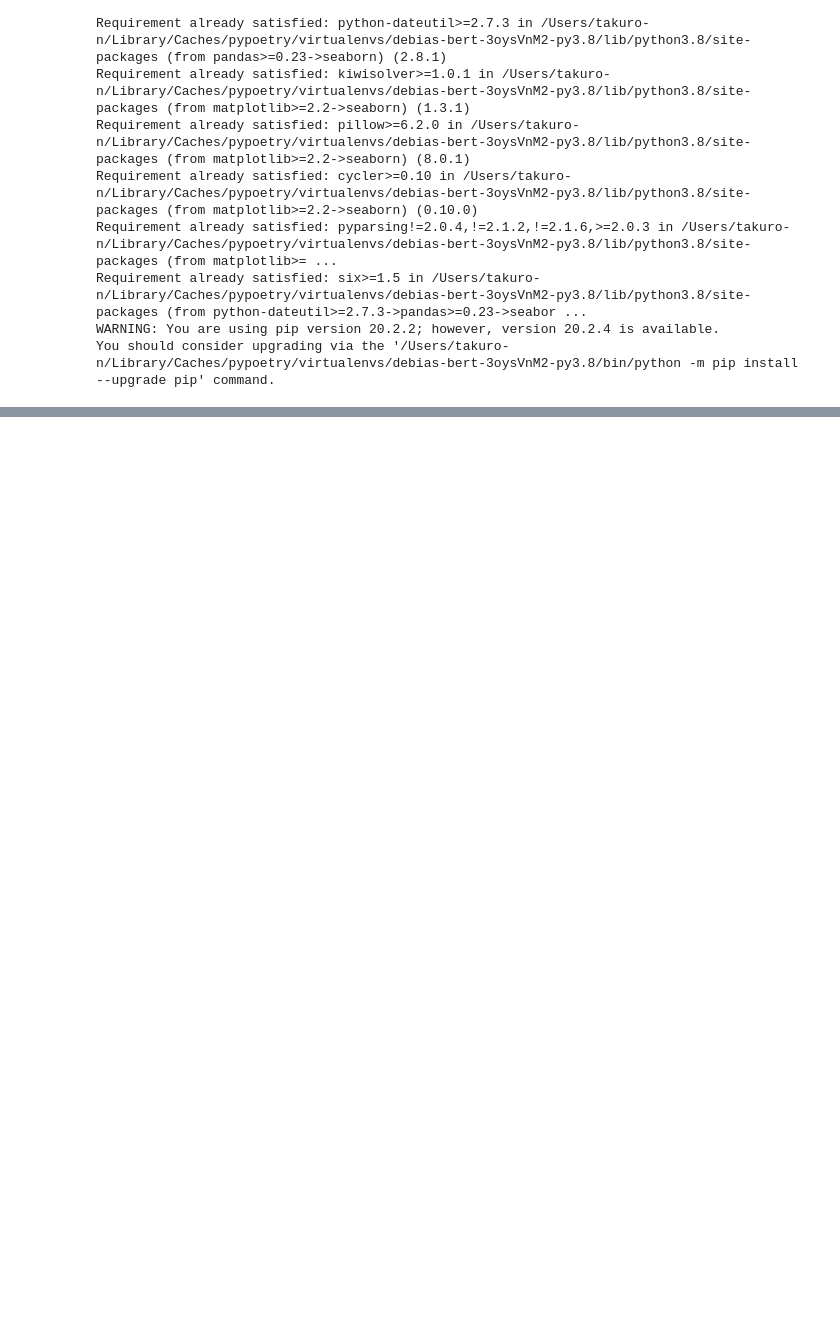
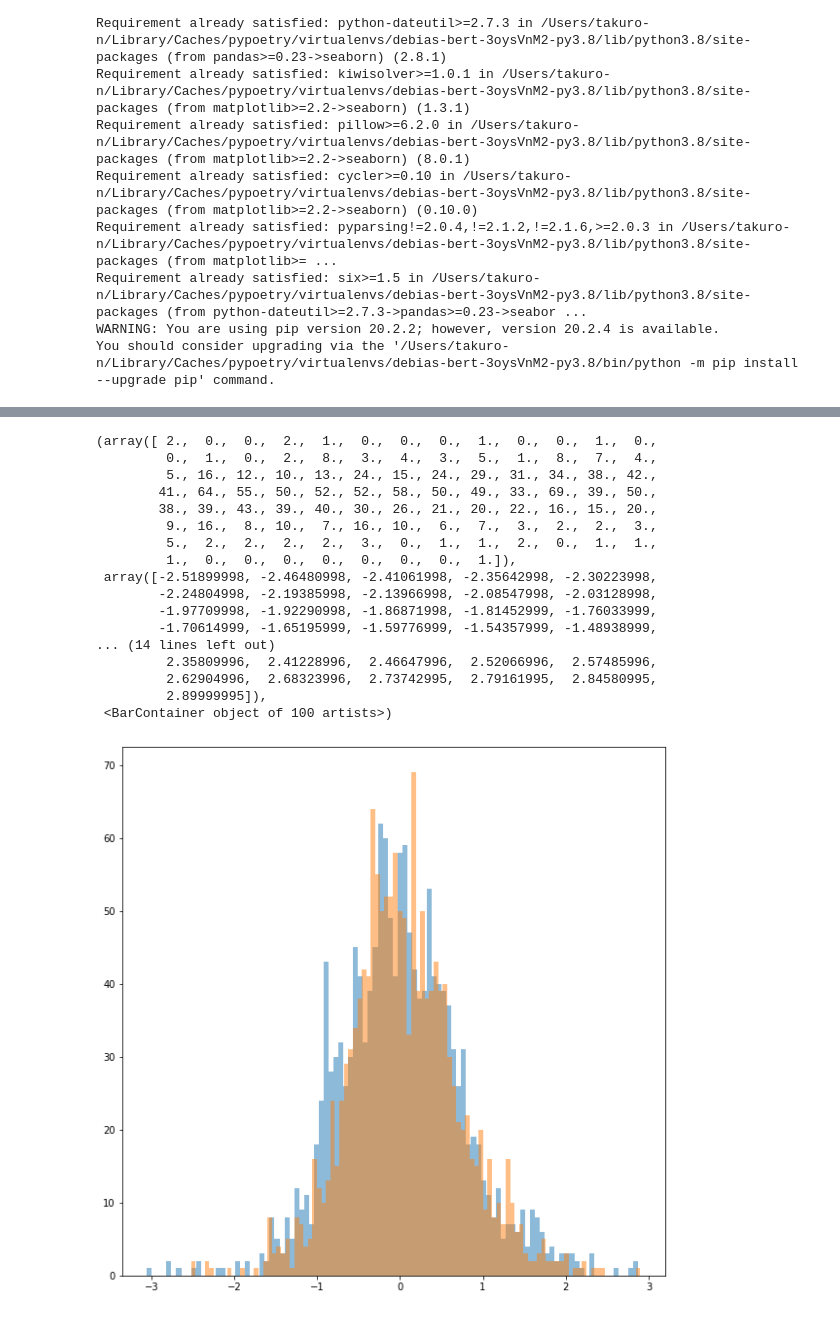
Before and after one commit to otakumesi/debias-BERT, a Jupyter notebook: Analyze_GLUE.ipynb, the cells around one changed output, grey strips where cells are left out. Saved outputs shown, nothing was run; the diff lists cells and outputs as text; code cells hidden in the pictures; blank space fills up the shorter version.

```diff
--- a/Analyze_GLUE.ipynb
+++ b/Analyze_GLUE.ipynb
@@ -213,0 +194,24 @@ df
+# %%
+fig, ax = plt.subplots(1, 1, figsize=(10, 10))
+
+ax.hist(df_stsb["orig_model_diff"], bins=100, alpha=0.5)
+ax.hist(df_stsb["tuned_model_diff"], bins=100, alpha=0.5)
+# %% [output]
+(array([ 2.,  0.,  0.,  2.,  1.,  0.,  0.,  0.,  1.,  0.,  0.,  1.,  0.,
+         0.,  1.,  0.,  2.,  8.,  3.,  4.,  3.,  5.,  1.,  8.,  7.,  4.,
+         5., 16., 12., 10., 13., 24., 15., 24., 29., 31., 34., 38., 42.,
+        41., 64., 55., 50., 52., 52., 58., 50., 49., 33., 69., 39., 50.,
+        38., 39., 43., 39., 40., 30., 26., 21., 20., 22., 16., 15., 20.,
+         9., 16.,  8., 10.,  7., 16., 10.,  6.,  7.,  3.,  2.,  2.,  3.,
+         5.,  2.,  2.,  2.,  2.,  3.,  0.,  1.,  1.,  2.,  0.,  1.,  1.,
+         1.,  0.,  0.,  0.,  0.,  0.,  0.,  0.,  1.]),
+ array([-2.51899998, -2.46480998, -2.41061998, -2.35642998, -2.30223998,
+        -2.24804998, -2.19385998, -2.13966998, -2.08547998, -2.03128998,
+        -1.97709998, -1.92290998, -1.86871998, -1.81452999, -1.76033999,
+        -1.70614999, -1.65195999, -1.59776999, -1.54357999, -1.48938999,
+... (14 lines left out)
+         2.35809996,  2.41228996,  2.46647996,  2.52066996,  2.57485996,
+         2.62904996,  2.68323996,  2.73742995,  2.79161995,  2.84580995,
+         2.89999995]),
+ <BarContainer object of 100 artists>)
+[figure, added]
```
Also changed, not shown: parts of 25 cells of this notebook.
